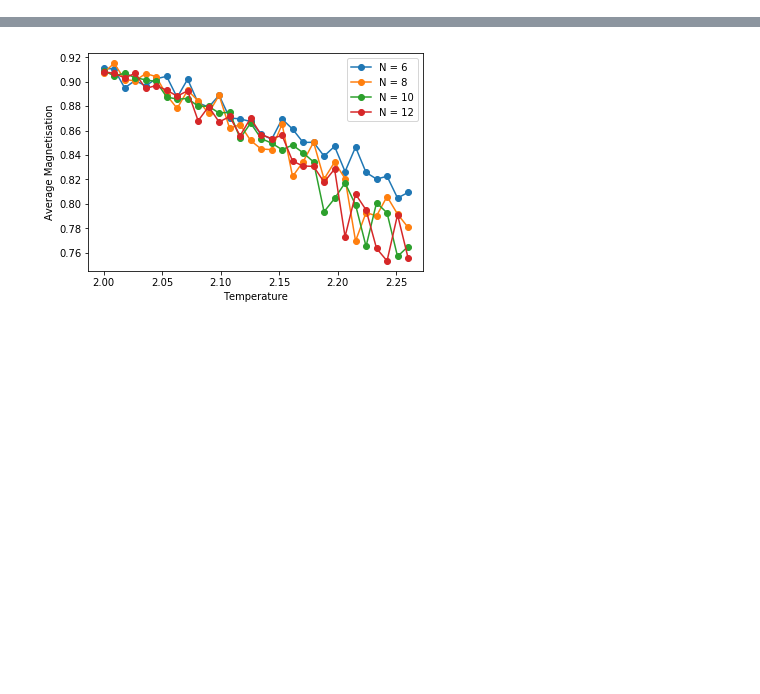
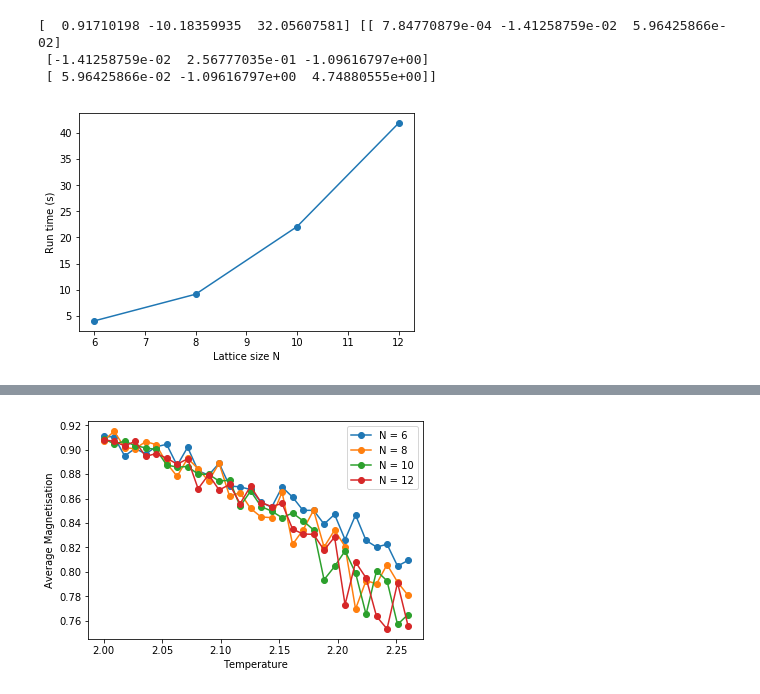
Before and after one commit to dovinhanhnguyen/Part_II_Computational_Exercises, a Jupyter notebook: project/project-dvan2.ipynb, the cells around one changed output, grey strips where cells are left out. Cells and saved outputs as stored; diff of their text form; code cells hidden in the pictures; blank space fills up the shorter version.

```diff
--- a/project/project-dvan2.ipynb
+++ b/project/project-dvan2.ipynb
@@ -203,4 +209,24 @@ plot_time_series(magnetisation_per_site,Ns,N_indices,Ts,T_indices,startpt,stoppt
 <matplotlib.figure.Figure at 0x...>
+# %%
+# Plot run time vs N to investigate program complexity
+run_time_data = np.zeros(len(Ns))
+for N_index in N_indices:
+    run_time_data[N_index] = np.average(run_time[N_index,:])
+plt.plot(Ns,run_time_data,'-o')
+plt.xlabel('Lattice size N')
+plt.ylabel('Run time (s)')
+plt.savefig('plots/Run time vs Lattice size.png')
+
+def prog_complexity(x,a,b,c):
+    return a*x**2+b*x+c
+
+parammm, errr = optimize.curve_fit(prog_complexity,Ns,run_time_data)
+print(parammm, errr)
+# %% [output]
+[  0.91710198 -10.18359935  32.05607581] [[ 7.84770879e-04 -1.41258759e-02  5.96425866e-02]
+ [-1.41258759e-02  2.56777035e-01 -1.09616797e+00]
+ [ 5.96425866e-02 -1.09616797e+00  4.74880555e+00]]
+[figure, added]
 # %%
 # How total magnetisation fluctuates with time when system is in equilibrium
 magnetisation_autocovariance = calculate_autocovariation(magnetisation,Ns,Ts,sweeps,equilibrating_sweeps)
```
Also changed, not shown: parts of 7 cells of this notebook, 52 other files.
